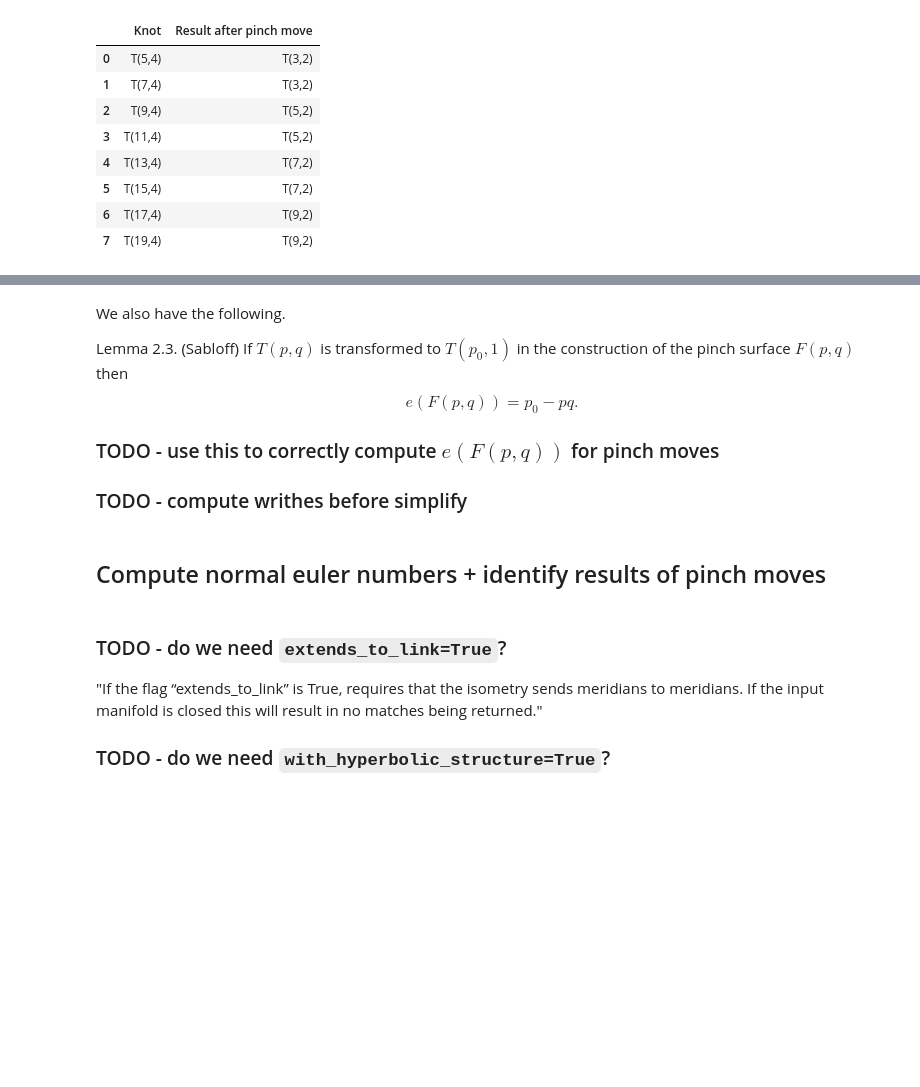
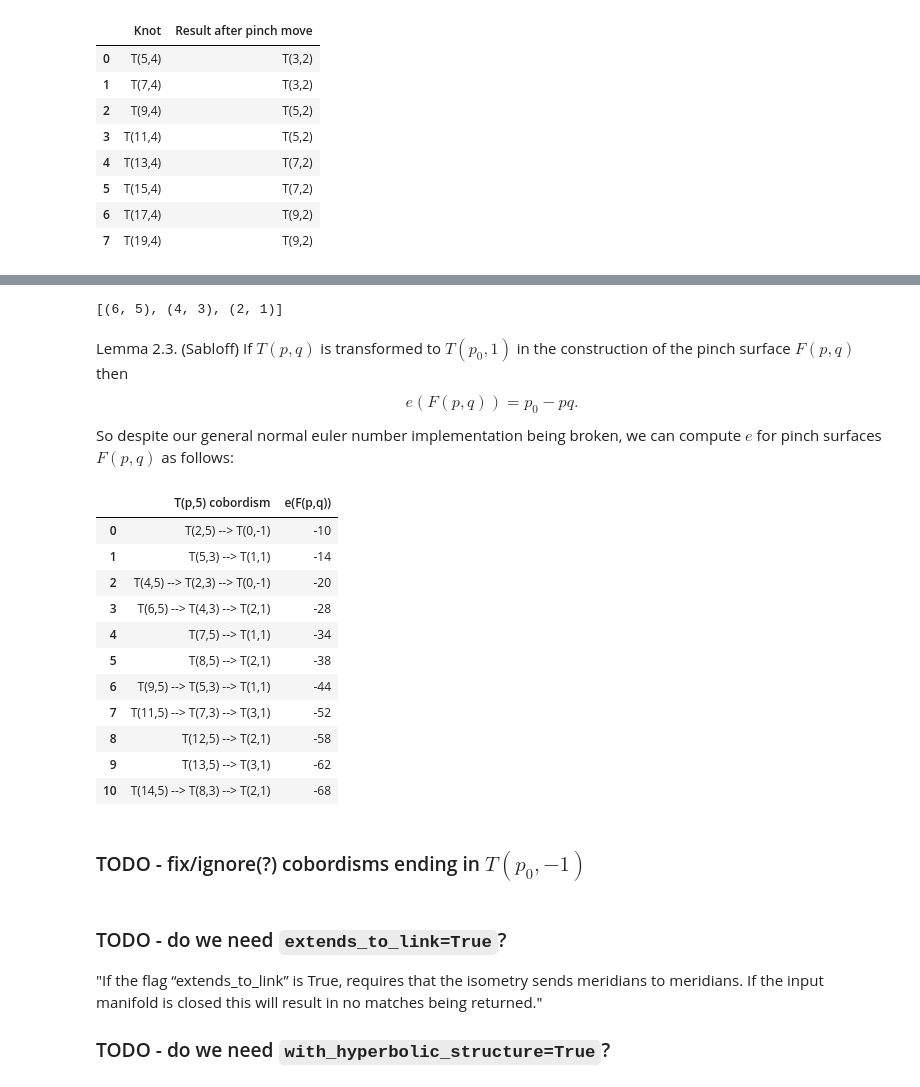
Before and after one commit to JulesGB/KnotGeography, a Jupyter notebook: find_bands.ipynb, the cells around one changed output, grey strips where cells are left out. Drawn from its saved outputs; the diff is of its cells as text; code cells hidden in the pictures; blank space fills up the shorter version.

Commit message:
pinch move progress

```diff
--- a/find_bands.ipynb
+++ b/find_bands.ipynb
@@ -84,17 +103,68 @@ pd.DataFrame(zip(inputs, outputs), columns=['Knot', 'Result after pinch move'])
+# %%
+def pinch_knot_sequence(p,q):
+    knots = [(p,q)]
+    # q_0 should equal 1
+    while knots[-1][1] > 1:
+        knots.append(pinch_result(knots[-1][0], knots[-1][1]))
+    return knots
+# %%
+pinch_knot_sequence(6,5)
+# %% [output]
+[(6, 5), (4, 3), (2, 1)]
 # %% [markdown]
-We also have the following.
-
 Lemma 2.3. (Sabloff)
 If $T(p,q)$ is transformed to $T(p_0,1)$ in the construction of the pinch surface $F(p,q)$ then
 $$
 e(F(p,q)) = p_0 - pq.
 $$
-
-### TODO - use this to correctly compute $e(F(p,q))$ for pinch moves
-
-### TODO - compute writhes before simplify
+So despite our general normal euler number implementation being broken, we can compute $e$ for pinch surfaces $F(p,q)$ as follows:
-# %% [markdown]
-## Compute normal euler numbers + identify results of pinch moves
+# %%
+# assumes q odd
+def pinch_surface_euler(p,q):
+    knots = pinch_knot_sequence(p,q)
+    p_0 = knots[-1][0]
+    return p_0 - p * q
+# %%
+q = 5 # q must be odd
+knot_seqs = []
+es = []
+for p in range(2, 15):
+    if math.gcd(p,q) != 1:
+        continue
+
+    knots = []
+    e = 9999
+    if p % 2 == 0:
+        knots = pinch_knot_sequence(p,q)
+        e = pinch_surface_euler(p,q)
+    else:
+        if p < q:
+            knots = pinch_knot_sequence(q,p)
+            e = pinch_surface_euler(q,p)
+        else: # p > q
+            knots = pinch_knot_sequence(p,q)
+            e = pinch_surface_euler(p,q)
+
+    knot_seq = ' --> '.join([f'T({p},{q})' for p,q in knots])
+    knot_seqs.append(knot_seq)
+    es.append(e)
+
+pd.DataFrame(zip(knot_seqs, es), columns=[f'T(p,{q}) cobordism', 'e(F(p,q))'])
+# %% [output]
+|  | T(p,5) cobordism | e(F(p,q)) |
+| 0 | T(2,5) --> T(0,-1) | -10 |
+| 1 | T(5,3) --> T(1,1) | -14 |
+| 2 | T(4,5) --> T(2,3) --> T(0,-1) | -20 |
+| 3 | T(6,5) --> T(4,3) --> T(2,1) | -28 |
+| 4 | T(7,5) --> T(1,1) | -34 |
+| 5 | T(8,5) --> T(2,1) | -38 |
+| 6 | T(9,5) --> T(5,3) --> T(1,1) | -44 |
+| 7 | T(11,5) --> T(7,3) --> T(3,1) | -52 |
+| 8 | T(12,5) --> T(2,1) | -58 |
+| 9 | T(13,5) --> T(3,1) | -62 |
+| 10 | T(14,5) --> T(8,3) --> T(2,1) | -68 |
+# %% [markdown]
+### TODO - fix/ignore(?) cobordisms ending in $T(p_0, -1)$
 # %% [markdown]
 ### TODO - do we need `extends_to_link=True`?
 "If the flag “extends_to_link” is True, requires that the isometry sends meridians to meridians. If the input manifold is closed this will result in no matches being returned."
```
Also changed, not shown: parts of 8 cells of this notebook, 1 other file.
